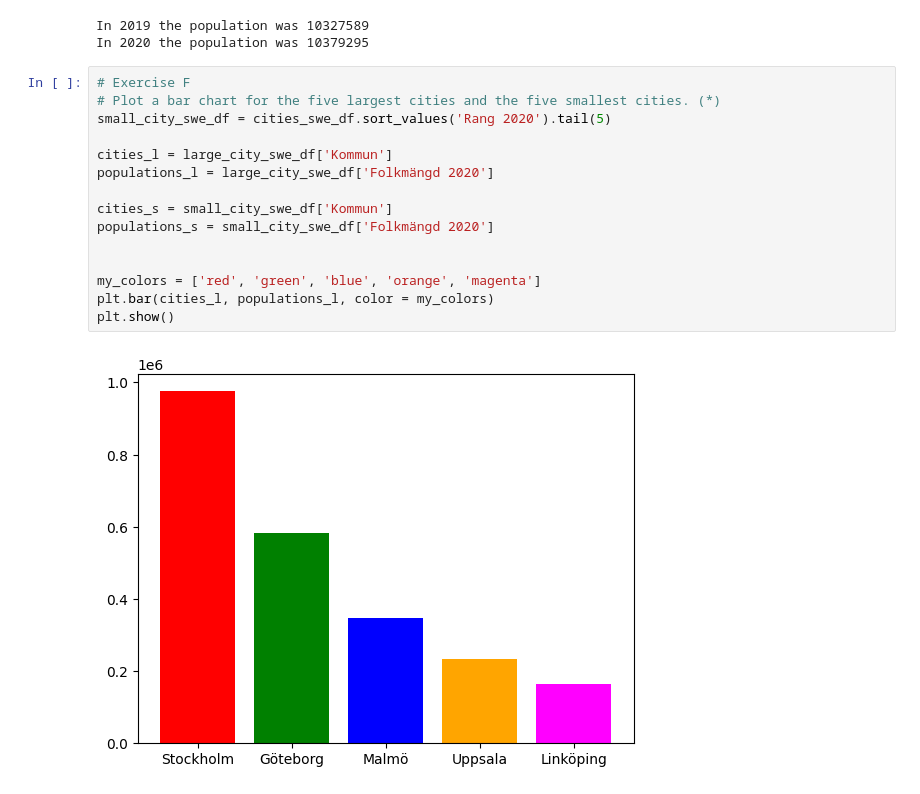
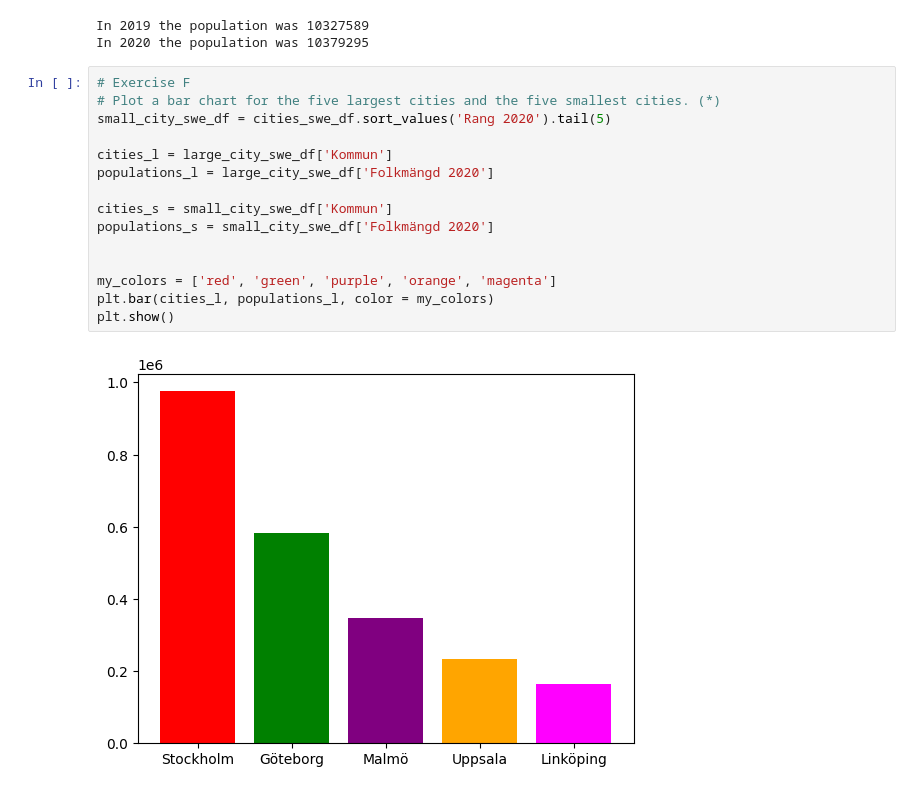
Before and after one commit to lisamariahertz-cpu/Databehandling-AI25, a Jupyter notebook: exercises/E1_pandas_basic_syntax.ipynb, the cells around one changed output. Drawn from its saved outputs; the diff is of its cells as text.

```diff
--- a/exercises/E1_pandas_basic_syntax.ipynb
+++ b/exercises/E1_pandas_basic_syntax.ipynb
@@ -364,20 +364,20 @@ In 2020 the population was 10379295
 # %%
 # Exercise F
 # Plot a bar chart for the five largest cities and the five smallest cities. (*)
 small_city_swe_df = cities_swe_df.sort_values('Rang 2020').tail(5)
 
 cities_l = large_city_swe_df['Kommun']
 populations_l = large_city_swe_df['Folkmängd 2020']
 
 cities_s = small_city_swe_df['Kommun']
 populations_s = small_city_swe_df['Folkmängd 2020']
 
 
-my_colors = ['red', 'green', 'blue', 'orange', 'magenta']
+my_colors = ['red', 'green', 'purple', 'orange', 'magenta']
 plt.bar(cities_l, populations_l, color = my_colors)
 plt.show()
 # %% [output]
-[figure, old version]
+[figure, new version]
 # %%
 plt.bar(cities_s, populations_s, color = my_colors)
 plt.show()
```
Also changed, not shown: parts of 15 cells of this notebook.
